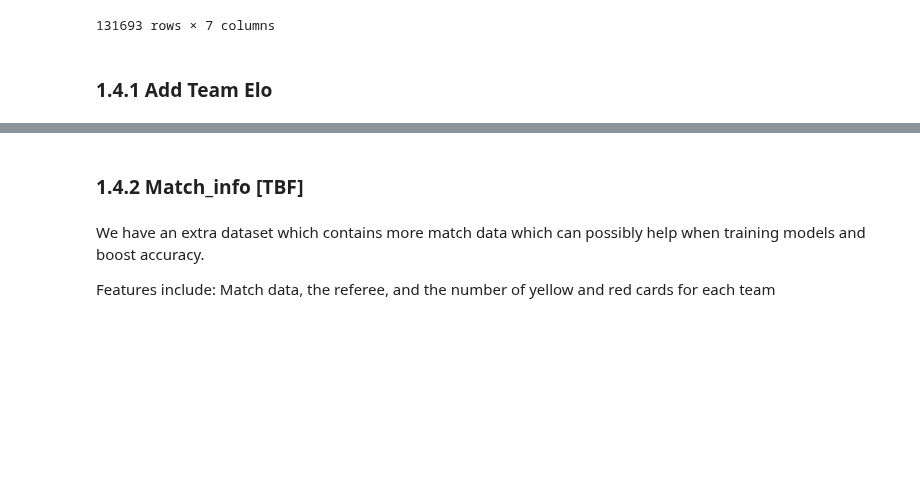
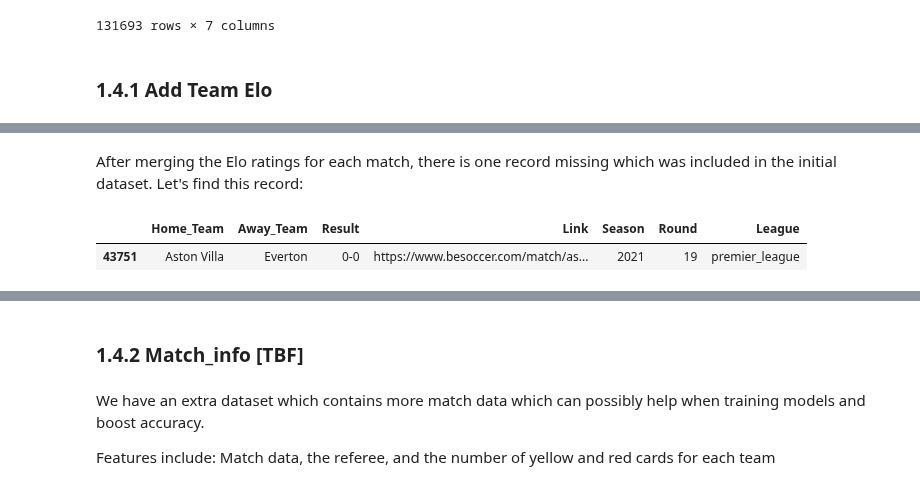
Before and after one commit to armanh3k/Football-Outcome-Predictions, a Jupyter notebook: eda.ipynb, the cells around one changed output, grey strips where cells are left out. Drawn from its saved outputs; the diff is of its cells as text; code cells hidden in the pictures; blank space fills up the shorter version.

Commit message:
Add missing elo values

```diff
--- a/eda.ipynb
+++ b/eda.ipynb
@@ -532,0 +556,10 @@ full_results_table
+# %% [markdown]
+After merging the Elo ratings for each match, there is one record missing which was included in the initial dataset. Let's find this record:
+# %%
+y = elo_full_results_table.drop(["Elo_home", "Elo_away"], axis=1)
+difference = pd.concat([y,full_results_table]).drop_duplicates(keep=False)
+
+difference
+# %% [output]
+|  | Home_Team | Away_Team | Result | Link | Season | Round | League |
+| 43751 | Aston Villa | Everton | 0-0 | https://www.besoccer.com/match/as... | 2021 | 19 | premier_league |
```
Also changed, not shown: parts of 6 cells of this notebook.
